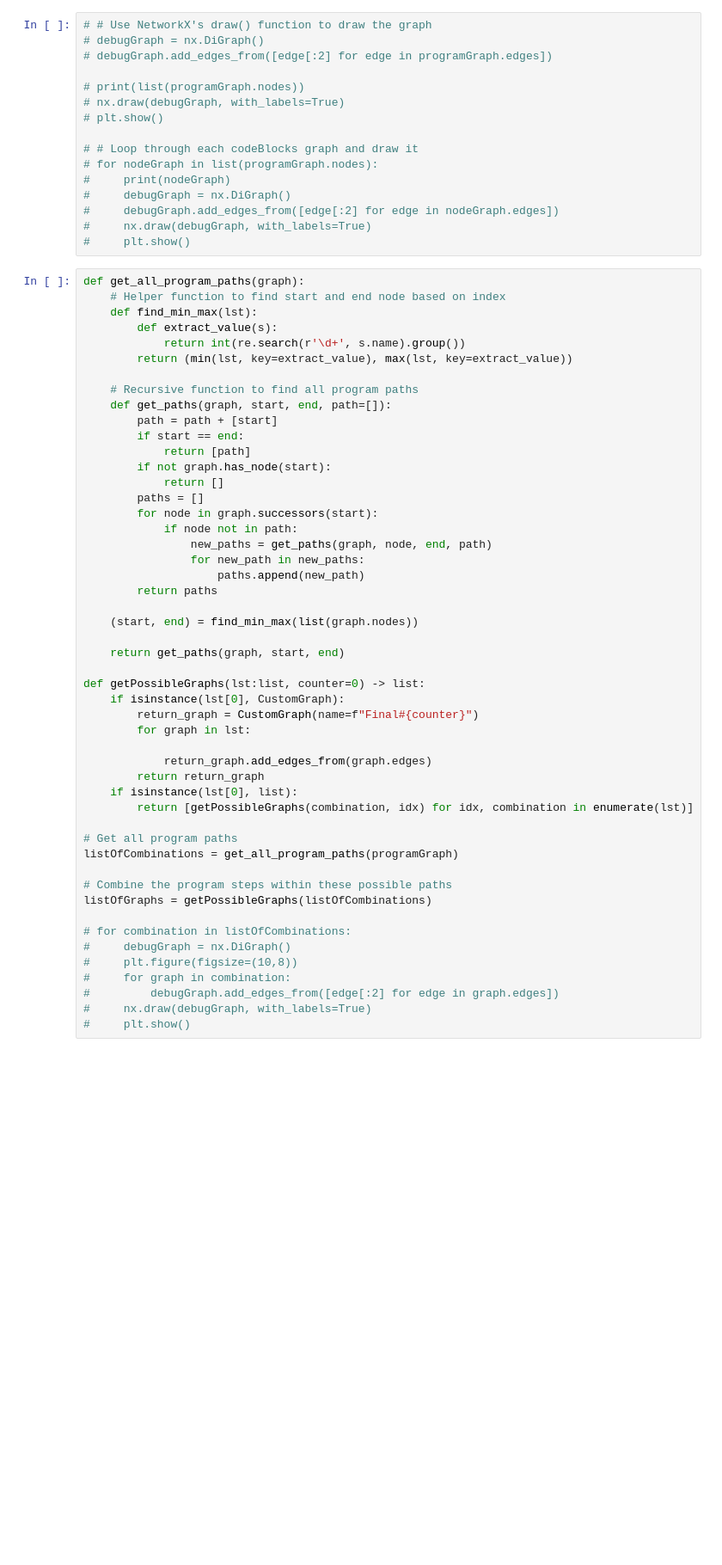
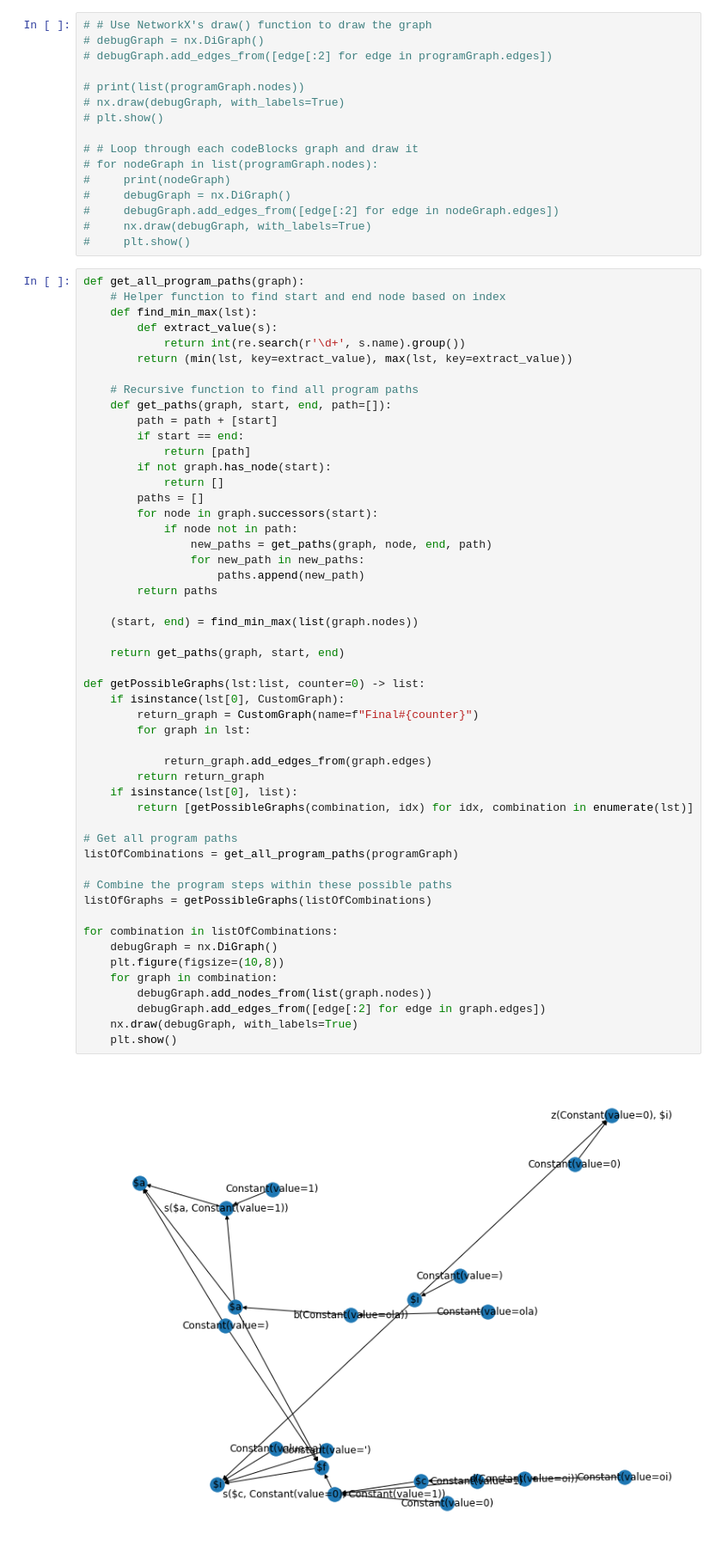
Before and after one commit to genlike/ssoft2022, a Jupyter notebook: testing.ipynb, the cells around one changed output. Shown at 86% size. Cells and saved outputs as stored; diff of their text form; blank space fills up the shorter version.

```diff
--- a/testing.ipynb
+++ b/testing.ipynb
@@ -539,37 +542,40 @@ def get_all_program_paths(graph):
         if not graph.has_node(start):
             return []
         paths = []
         for node in graph.successors(start):
             if node not in path:
                 new_paths = get_paths(graph, node, end, path)
                 for new_path in new_paths:
                     paths.append(new_path)
         return paths
 
     (start, end) = find_min_max(list(graph.nodes))
 
     return get_paths(graph, start, end)
 
 def getPossibleGraphs(lst:list, counter=0) -> list:
     if isinstance(lst[0], CustomGraph):
         return_graph = CustomGraph(name=f"Final#{counter}")
         for graph in lst:
 
             return_graph.add_edges_from(graph.edges)
         return return_graph
     if isinstance(lst[0], list):
         return [getPossibleGraphs(combination, idx) for idx, combination in enumerate(lst)]
 
 # Get all program paths
 listOfCombinations = get_all_program_paths(programGraph)
 
 # Combine the program steps within these possible paths
 listOfGraphs = getPossibleGraphs(listOfCombinations)
 
-# for combination in listOfCombinations:
-#     debugGraph = nx.DiGraph()
-#     plt.figure(figsize=(10,8))
-#     for graph in combination:
-#         debugGraph.add_edges_from([edge[:2] for edge in graph.edges])
-#     nx.draw(debugGraph, with_labels=True)
-#     plt.show()
+for combination in listOfCombinations:
+    debugGraph = nx.DiGraph()
+    plt.figure(figsize=(10,8))
+    for graph in combination:
+        debugGraph.add_nodes_from(list(graph.nodes))
+        debugGraph.add_edges_from([edge[:2] for edge in graph.edges])
+    nx.draw(debugGraph, with_labels=True)
+    plt.show()
+# %% [output]
+[figure, added]
```
Also changed, not shown: parts of 7 cells of this notebook.
